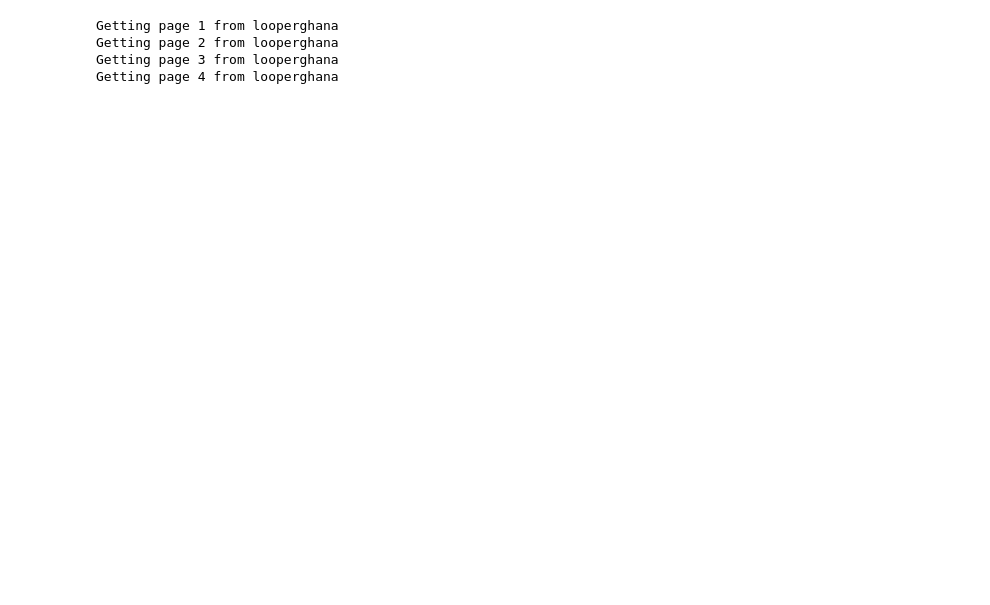
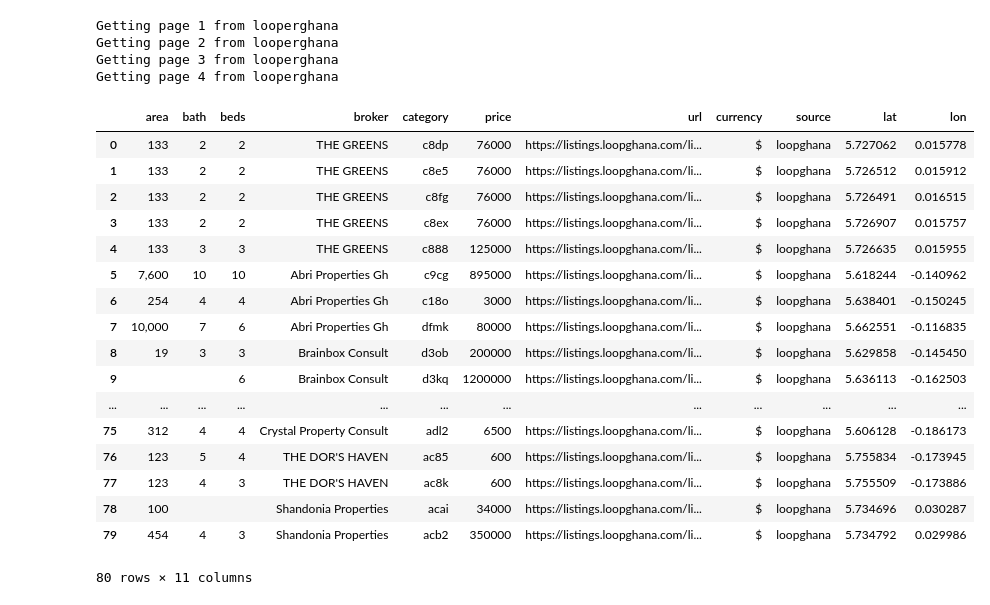
Before and after one commit to Elvis2131/Data-Streaming, a Jupyter notebook: Jupyter notebook - LooperGhana.ipynb, the cells around one changed output. Drawn from its saved outputs; the diff is of its cells as text; code cells hidden in the pictures; blank space fills up the shorter version.

```diff
--- a/Jupyter notebook - LooperGhana.ipynb
+++ b/Jupyter notebook - LooperGhana.ipynb
@@ -108,4 +108,23 @@ Getting page 2 from looperghana
 Getting page 3 from looperghana
 Getting page 4 from looperghana
 # %%
-df.shape()
+df
+# %% [output]
+|  | area | bath | beds | broker | category | price | url | currency | source | lat | lon |
+| 0 | 133 | 2 | 2 | THE GREENS | c8dp | 76000 | https://listings.loopghana.com/li... | $ | loopghana | 5.727062 | 0.015778 |
+| 1 | 133 | 2 | 2 | THE GREENS | c8e5 | 76000 | https://listings.loopghana.com/li... | $ | loopghana | 5.726512 | 0.015912 |
+| 2 | 133 | 2 | 2 | THE GREENS | c8fg | 76000 | https://listings.loopghana.com/li... | $ | loopghana | 5.726491 | 0.016515 |
+| 3 | 133 | 2 | 2 | THE GREENS | c8ex | 76000 | https://listings.loopghana.com/li... | $ | loopghana | 5.726907 | 0.015757 |
+| 4 | 133 | 3 | 3 | THE GREENS | c888 | 125000 | https://listings.loopghana.com/li... | $ | loopghana | 5.726635 | 0.015955 |
+| 5 | 7,600 | 10 | 10 | Abri Properties Gh | c9cg | 895000 | https://listings.loopghana.com/li... | $ | loopghana | 5.618244 | -0.140962 |
+| 6 | 254 | 4 | 4 | Abri Properties Gh | c18o | 3000 | https://listings.loopghana.com/li... | $ | loopghana | 5.638401 | -0.150245 |
+| 7 | 10,000 | 7 | 6 | Abri Properties Gh | dfmk | 80000 | https://listings.loopghana.com/li... | $ | loopghana | 5.662551 | -0.116835 |
+| 8 | 19 | 3 | 3 | Brainbox Consult | d3ob | 200000 | https://listings.loopghana.com/li... | $ | loopghana | 5.629858 | -0.145450 |
+| 9 |  |  | 6 | Brainbox Consult | d3kq | 1200000 | https://listings.loopghana.com/li... | $ | loopghana | 5.636113 | -0.162503 |
+| ... | ... | ... | ... | ... | ... | ... | ... | ... | ... | ... | ... |
+| 75 | 312 | 4 | 4 | Crystal Property Consult | adl2 | 6500 | https://listings.loopghana.com/li... | $ | loopghana | 5.606128 | -0.186173 |
+| 76 | 123 | 5 | 4 | THE DOR'S HAVEN | ac85 | 600 | https://listings.loopghana.com/li... | $ | loopghana | 5.755834 | -0.173945 |
+| 77 | 123 | 4 | 3 | THE DOR'S HAVEN | ac8k | 600 | https://listings.loopghana.com/li... | $ | loopghana | 5.755509 | -0.173886 |
+| 78 | 100 |  |  | Shandonia Properties | acai | 34000 | https://listings.loopghana.com/li... | $ | loopghana | 5.734696 | 0.030287 |
+| 79 | 454 | 4 | 3 | Shandonia Properties | acb2 | 350000 | https://listings.loopghana.com/li... | $ | loopghana | 5.734792 | 0.029986 |
+80 rows × 11 columns
```
